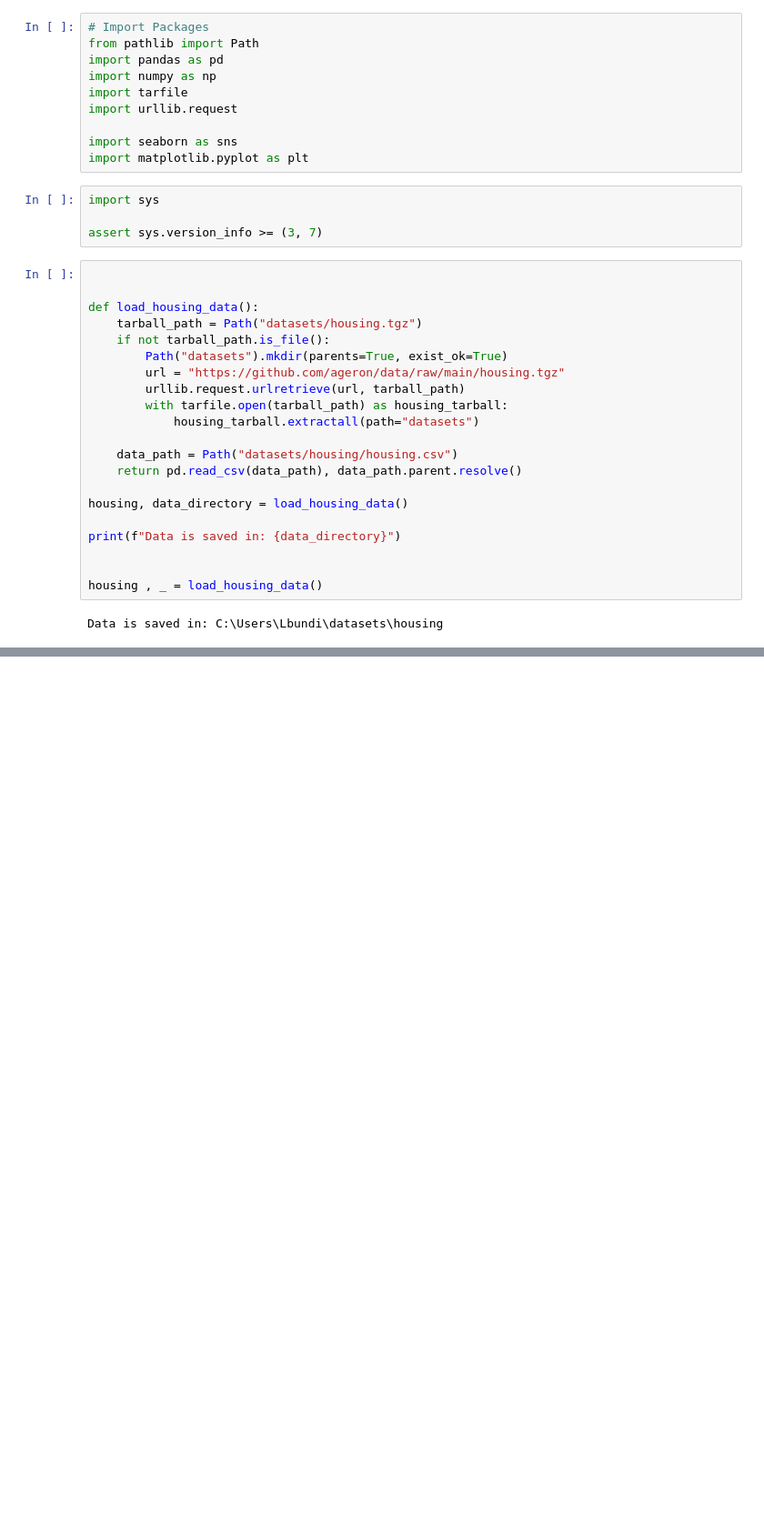
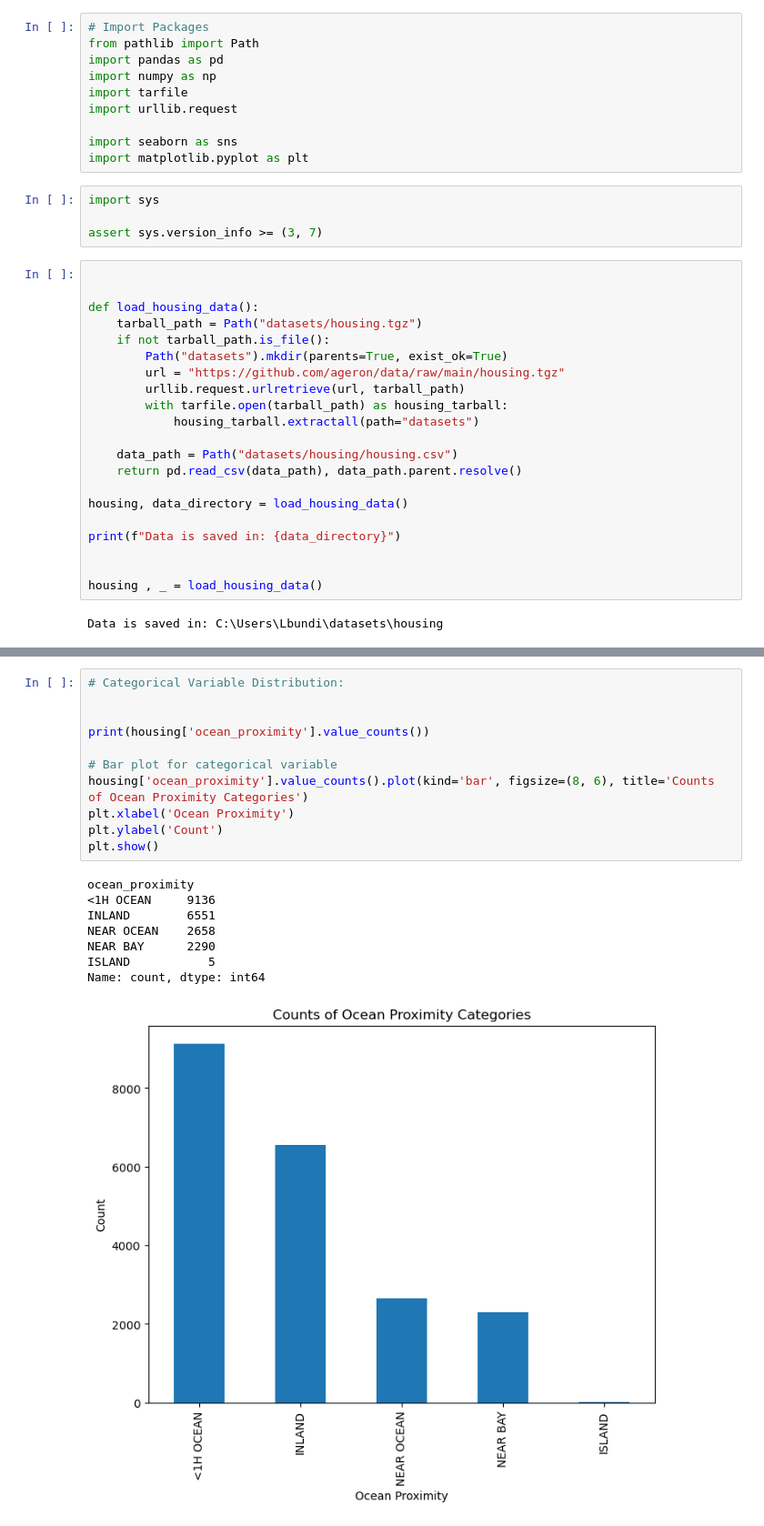
Before and after one commit to JavierSerranoGarcia/AML_notebooks, a Jupyter notebook: 01_into_eda_analysis.ipynb, the cells around one changed output, grey strips where cells are left out. Shown at 91% size. Saved outputs shown, nothing was run; the diff lists cells and outputs as text; blank space fills up the shorter version.

```diff
--- a/01_into_eda_analysis.ipynb
+++ b/01_into_eda_analysis.ipynb
@@ -164,0 +110,20 @@ housing
+# %%
+# Categorical Variable Distribution:
+
+
+print(housing['ocean_proximity'].value_counts())
+
+# Bar plot for categorical variable
+housing['ocean_proximity'].value_counts().plot(kind='bar', figsize=(8, 6), title='Counts of Ocean Proximity Categories')
+plt.xlabel('Ocean Proximity')
+plt.ylabel('Count')
+plt.show()
+# %% [output]
+ocean_proximity
+<1H OCEAN     9136
+INLAND        6551
+NEAR OCEAN    2658
+NEAR BAY      2290
+ISLAND           5
+Name: count, dtype: int64
+[figure, added]
```
Also changed, not shown: parts of 21 cells of this notebook.
